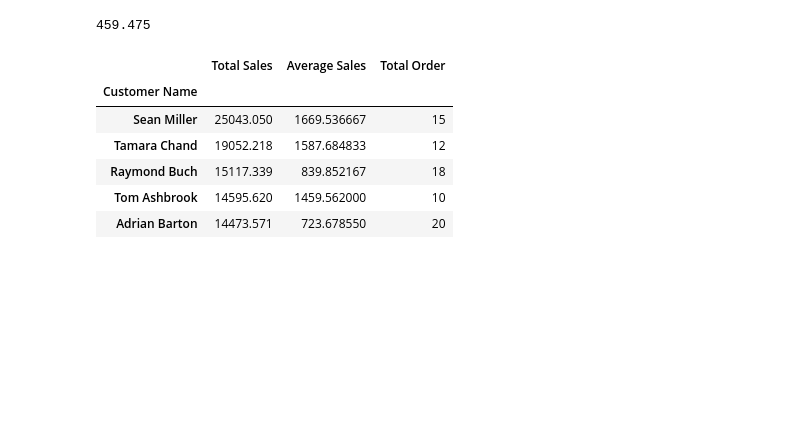
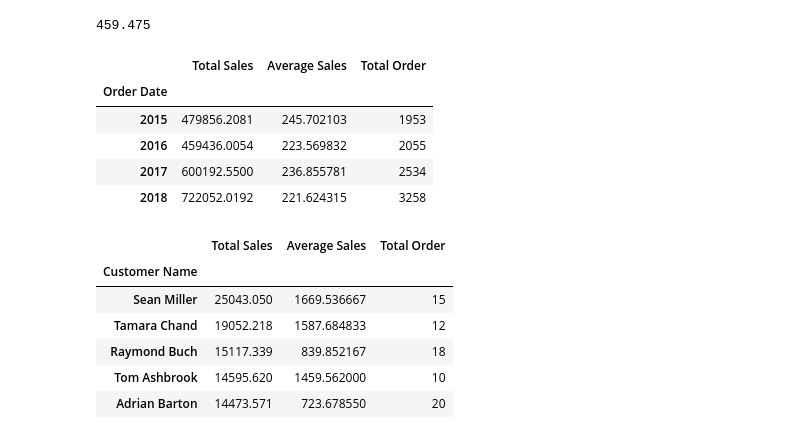
Before and after one commit to Kelnit/Ilm, a Jupyter notebook: Ilm.ipynb, the cells around one changed output. Saved outputs shown, nothing was run; the diff lists cells and outputs as text; code cells hidden in the pictures; blank space fills up the shorter version.

```diff
--- a/Ilm.ipynb
+++ b/Ilm.ipynb
@@ -163,6 +163,21 @@ rata_rata_sales = round(total_sales / total_order, 3)
 rata_rata_sales
 # %% [output]
 459.475
+# %%
+yearlysales = sales.groupby(sales['Order Date'].dt.year)['Sales'].agg(['sum', 'mean', 'count'])
+
+yearlysales = yearlysales.sort_index()
+
+yearlysales.columns = ['Total Sales', 'Average Sales', 'Total Order']
+
+yearlysales
+# %% [output]
+|  | Total Sales | Average Sales | Total Order |
+| Order Date |  |  |  |
+| 2015 | 479856.2081 | 245.702103 | 1953 |
+| 2016 | 459436.0054 | 223.569832 | 2055 |
+| 2017 | 600192.5500 | 236.855781 | 2534 |
+| 2018 | 722052.0192 | 221.624315 | 3258 |
 # %%
 assert sales['Customer ID'].nunique() == sales['Customer Name'].nunique(), "Fail !"
 # %%
```
Also changed, not shown: parts of 1 cell of this notebook.
